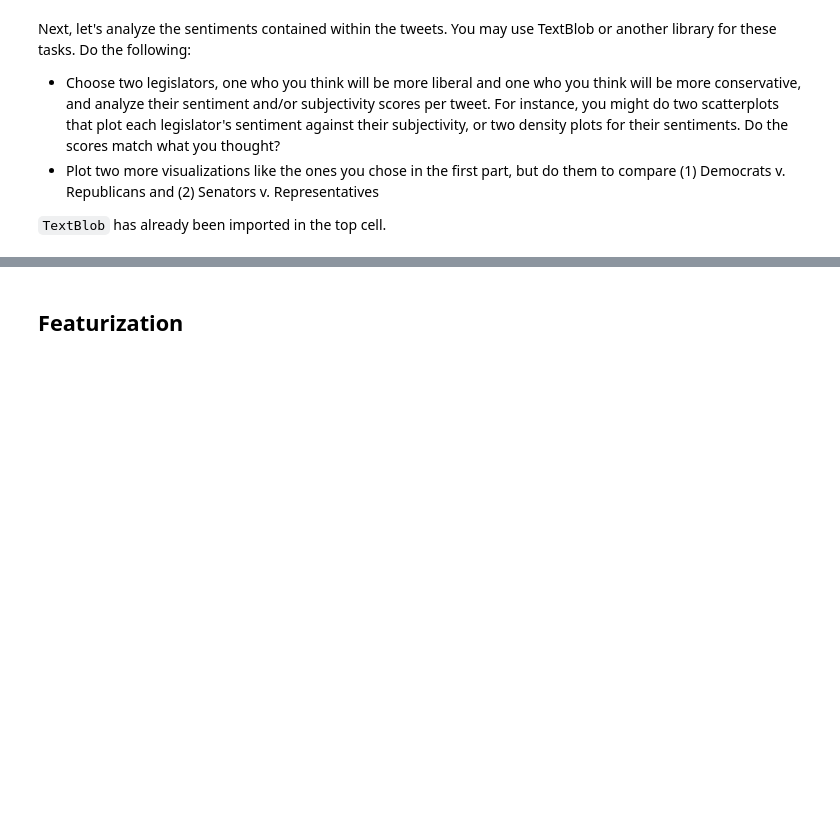
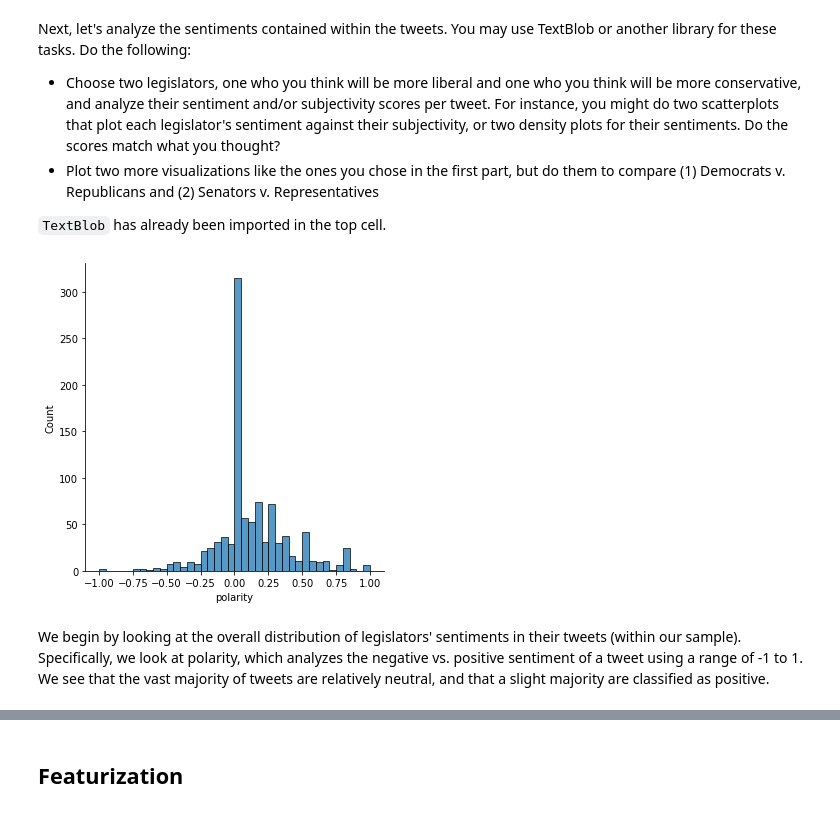
Before and after one commit to Luyi2/CSS_Project5_Team4_Spring2022, a Jupyter notebook: Project 5 Student.ipynb, the cells around one changed output, grey strips where cells are left out. Drawn from its saved outputs; the diff is of its cells as text; code cells hidden in the pictures; blank space fills up the shorter version.

Commit message:
added sentiment analysis, featurization

```diff
--- a/Project 5 Student.ipynb
+++ b/Project 5 Student.ipynb
@@ -434,3 +436,12 @@ Next, let's analyze the sentiments contained within the tweets. You may use Text
 * Plot two more visualizations like the ones you chose in the first part, but do them to compare (1) Democrats v. Republicans and (2) Senators v. Representatives
 
 `TextBlob` has already been imported in the top cell.
+# %%
+# examine the overall sentiment distribution in our dataset
+congress_tweets['polarity'] = congress_tweets['tokens'].map(lambda text: TextBlob(text).sentiment.polarity)
+sns.displot(congress_tweets, x="polarity")
+plt.show()
+# %% [output]
+[figure, added]
+# %% [markdown]
+We begin by looking at the overall distribution of legislators' sentiments in their tweets (within our sample). Specifically, we look at polarity, which analyzes the negative vs. positive sentiment of a tweet using a range of -1 to 1. We see that the vast majority of tweets are relatively neutral, and that a slight majority are classified as positive.
```
Also changed, not shown: parts of 19 cells of this notebook.
